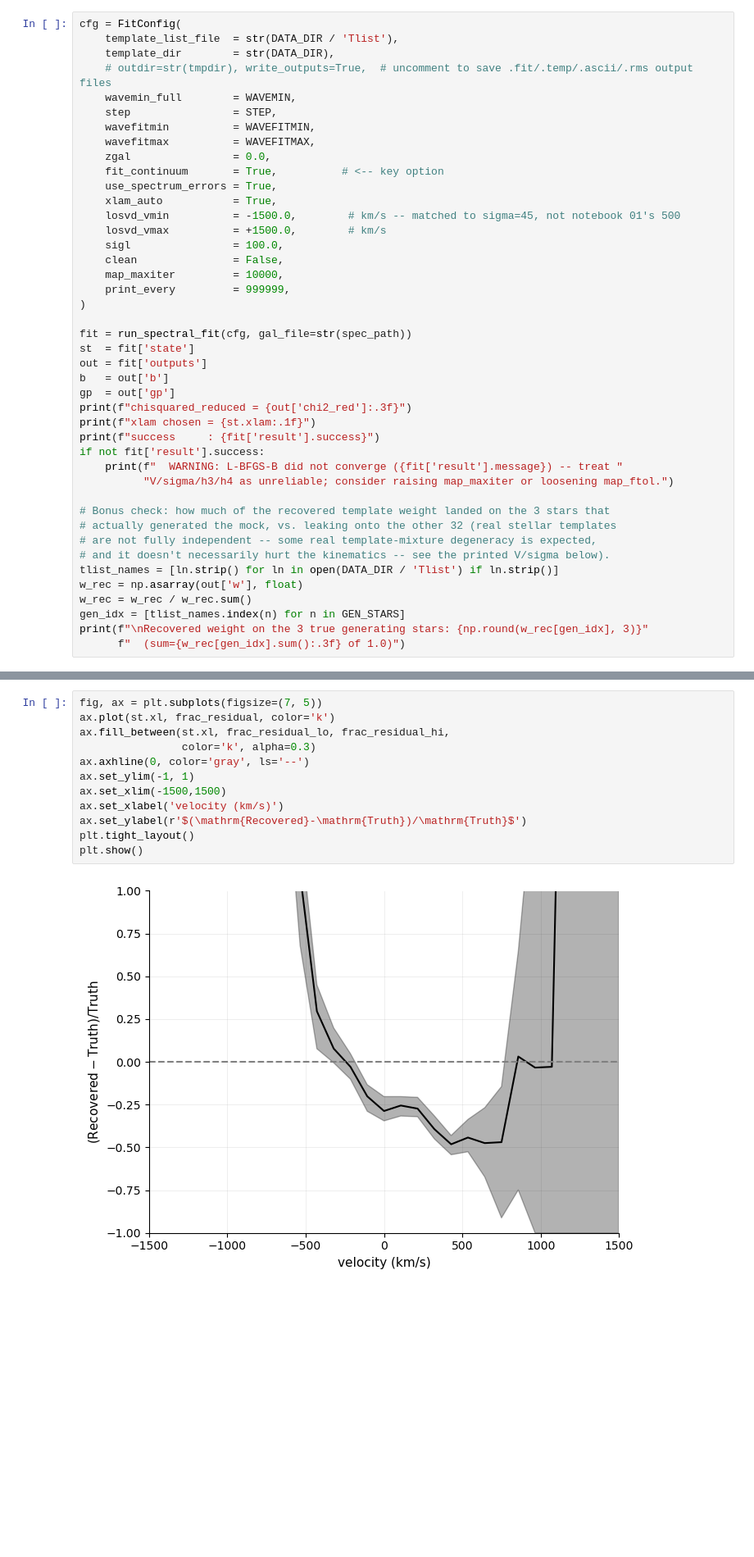
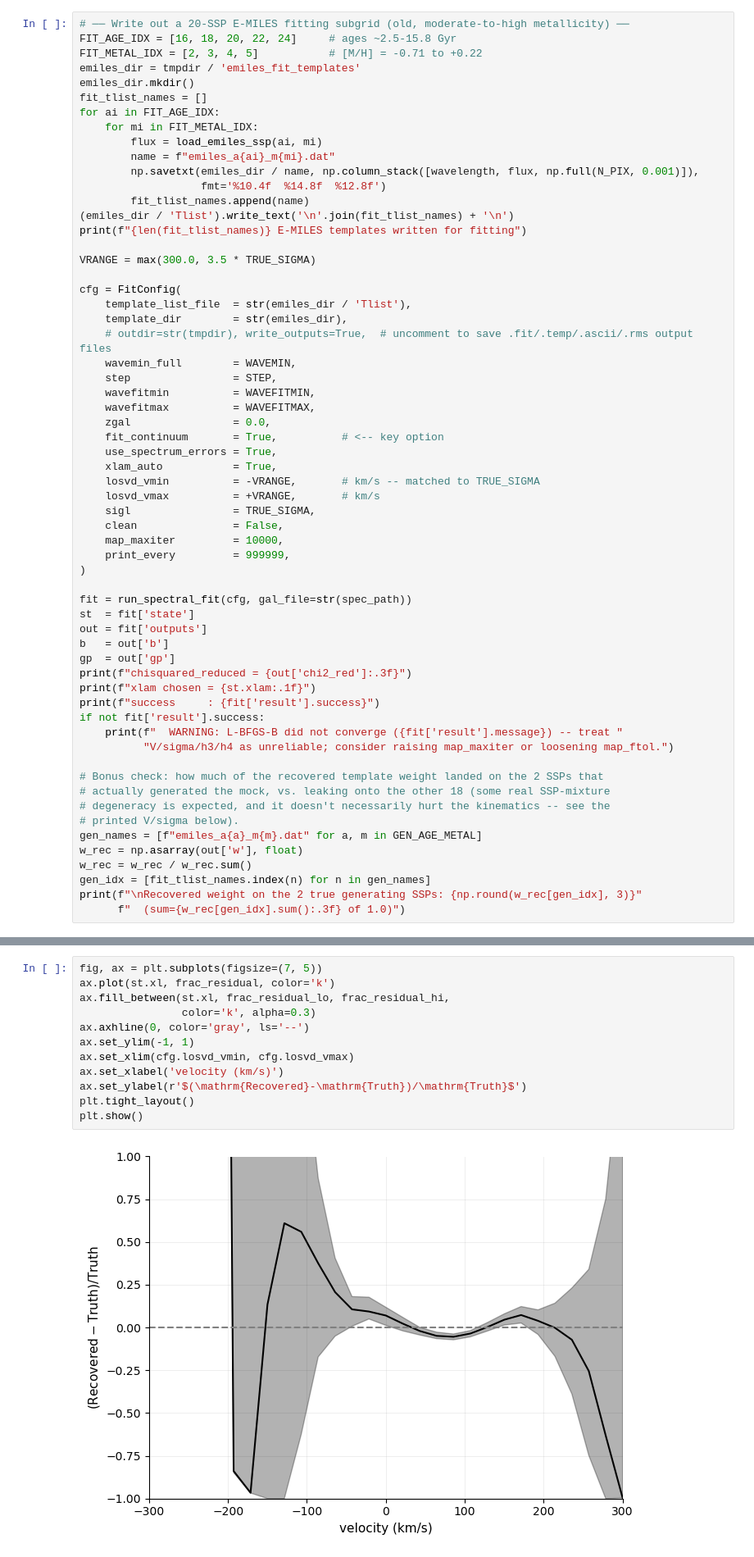
Before and after one commit to thomas-k-waters/kinextract, a Jupyter notebook: examples/notebooks/02_realistic_mock_fit.ipynb, the cells around one changed output, grey strips where cells are left out. Shown at 82% size. Saved outputs shown, nothing was run; the diff lists cells and outputs as text; blank space fills up the shorter version.

```diff
--- a/examples/notebooks/02_realistic_mock_fit.ipynb
+++ b/examples/notebooks/02_realistic_mock_fit.ipynb
@@ -211,7 +242,25 @@ its own, exactly as it would on real data.
 # %%
+# ── Write out a 20-SSP E-MILES fitting subgrid (old, moderate-to-high metallicity) ──
+FIT_AGE_IDX = [16, 18, 20, 22, 24]     # ages ~2.5-15.8 Gyr
+FIT_METAL_IDX = [2, 3, 4, 5]           # [M/H] = -0.71 to +0.22
+emiles_dir = tmpdir / 'emiles_fit_templates'
+emiles_dir.mkdir()
+fit_tlist_names = []
+for ai in FIT_AGE_IDX:
+    for mi in FIT_METAL_IDX:
+        flux = load_emiles_ssp(ai, mi)
+        name = f"emiles_a{ai}_m{mi}.dat"
+        np.savetxt(emiles_dir / name, np.column_stack([wavelength, flux, np.full(N_PIX, 0.001)]),
+                   fmt='%10.4f  %14.8f  %12.8f')
+        fit_tlist_names.append(name)
+(emiles_dir / 'Tlist').write_text('\n'.join(fit_tlist_names) + '\n')
+print(f"{len(fit_tlist_names)} E-MILES templates written for fitting")
+
+VRANGE = max(300.0, 3.5 * TRUE_SIGMA)
+
 cfg = FitConfig(
-    template_list_file  = str(DATA_DIR / 'Tlist'),
-    template_dir        = str(DATA_DIR),
+    template_list_file  = str(emiles_dir / 'Tlist'),
+    template_dir        = str(emiles_dir),
     # outdir=str(tmpdir), write_outputs=True,  # uncomment to save .fit/.temp/.ascii/.rms output files
     wavemin_full        = WAVEMIN,
     step                = STEP,
@@ -221,9 +270,9 @@ cfg = FitConfig(
     fit_continuum       = True,          # <-- key option
     use_spectrum_errors = True,
     xlam_auto           = True,
-    losvd_vmin          = -1500.0,        # km/s -- matched to sigma=45, not notebook 01's 500
-    losvd_vmax          = +1500.0,        # km/s
-    sigl                = 100.0,
+    losvd_vmin          = -VRANGE,       # km/s -- matched to TRUE_SIGMA
+    losvd_vmax          = +VRANGE,       # km/s
+    sigl                = TRUE_SIGMA,
     clean               = False,
     map_maxiter         = 10000,
     print_every         = 999999,
@@ -241,14 +290,14 @@ if not fit['result'].success:
     print(f"  WARNING: L-BFGS-B did not converge ({fit['result'].message}) -- treat "
           "V/sigma/h3/h4 as unreliable; consider raising map_maxiter or loosening map_ftol.")
 
-# Bonus check: how much of the recovered template weight landed on the 3 stars that
-# actually generated the mock, vs. leaking onto the other 32 (real stellar templates
-# are not fully independent -- some real template-mixture degeneracy is expected,
-# and it doesn't necessarily hurt the kinematics -- see the printed V/sigma below).
-tlist_names = [ln.strip() for ln in open(DATA_DIR / 'Tlist') if ln.strip()]
+# Bonus check: how much of the recovered template weight landed on the 2 SSPs that
+# actually generated the mock, vs. leaking onto the other 18 (some real SSP-mixture
+# degeneracy is expected, and it doesn't necessarily hurt the kinematics -- see the
+# printed V/sigma below).
+gen_names = [f"emiles_a{a}_m{m}.dat" for a, m in GEN_AGE_METAL]
 w_rec = np.asarray(out['w'], float)
 w_rec = w_rec / w_rec.sum()
-gen_idx = [tlist_names.index(n) for n in GEN_STARS]
-print(f"\nRecovered weight on the 3 true generating stars: {np.round(w_rec[gen_idx], 3)}"
+gen_idx = [fit_tlist_names.index(n) for n in gen_names]
+print(f"\nRecovered weight on the 2 true generating SSPs: {np.round(w_rec[gen_idx], 3)}"
       f"  (sum={w_rec[gen_idx].sum():.3f} of 1.0)")
 # %% [output]
@@ -441,14 +491,14 @@ print(frac_residual)
 # %%
 fig, ax = plt.subplots(figsize=(7, 5))
 ax.plot(st.xl, frac_residual, color='k')
 ax.fill_between(st.xl, frac_residual_lo, frac_residual_hi,
                 color='k', alpha=0.3)
 ax.axhline(0, color='gray', ls='--')
 ax.set_ylim(-1, 1)
-ax.set_xlim(-1500,1500)
+ax.set_xlim(cfg.losvd_vmin, cfg.losvd_vmax)
 ax.set_xlabel('velocity (km/s)')
 ax.set_ylabel(r'$(\mathrm{Recovered}-\mathrm{Truth})/\mathrm{Truth}$')
 plt.tight_layout()
 plt.show()
 # %% [output]
-[figure, old version]
+[figure, new version]
```
Also changed, not shown: parts of 14 cells of this notebook, 3 other files.
